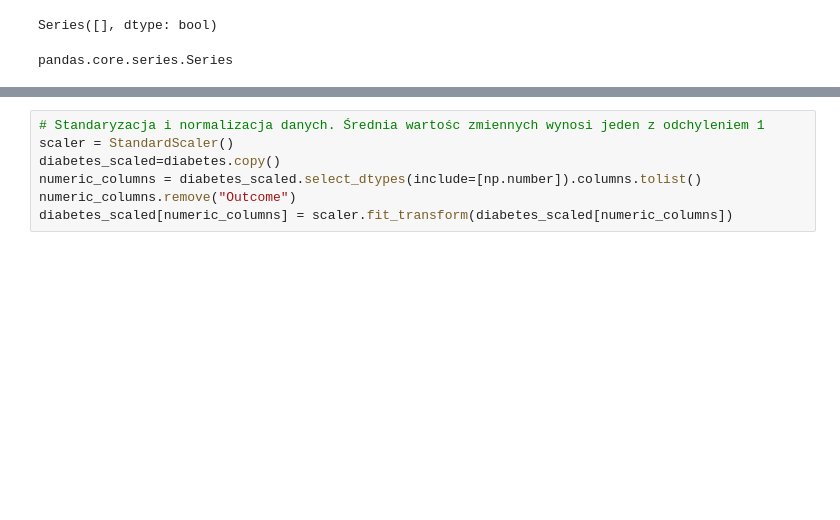
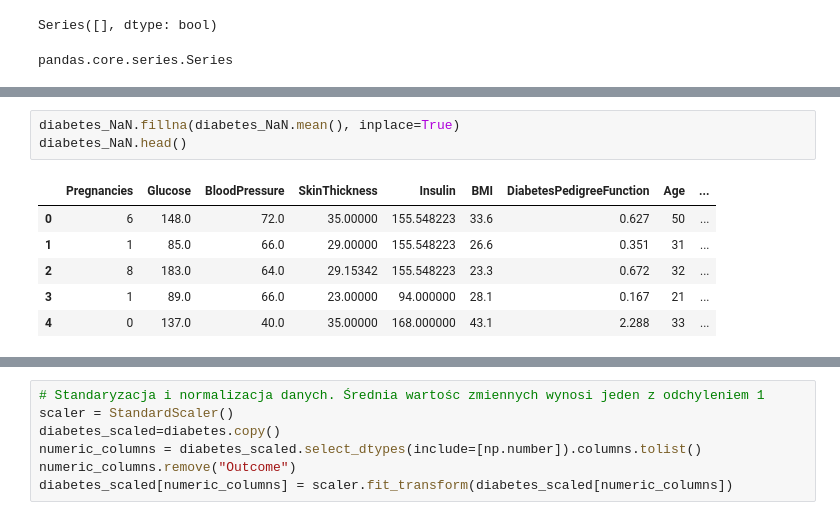
Before and after one commit to MichalWilk45/DataScienceCB, a Jupyter notebook: Pima_Indians_Diabetes_Analysis.ipynb, the cells around one changed output, grey strips where cells are left out. Drawn from its saved outputs; the diff is of its cells as text; blank space fills up the shorter version.

```diff
--- a/Pima_Indians_Diabetes_Analysis.ipynb
+++ b/Pima_Indians_Diabetes_Analysis.ipynb
@@ -105,0 +120,10 @@ KFold(n_splits=5, random_state=42, shuffle=True)
+# %%
+diabetes_NaN.fillna(diabetes_NaN.mean(), inplace=True)
+diabetes_NaN.head()
+# %% [output]
+|  | Pregnancies | Glucose | BloodPressure | SkinThickness | Insulin | BMI | DiabetesPedigreeFunction | Age | ... |
+| 0 | 6 | 148.0 | 72.0 | 35.00000 | 155.548223 | 33.6 | 0.627 | 50 | ... |
+| 1 | 1 | 85.0 | 66.0 | 29.00000 | 155.548223 | 26.6 | 0.351 | 31 | ... |
+| 2 | 8 | 183.0 | 64.0 | 29.15342 | 155.548223 | 23.3 | 0.672 | 32 | ... |
+| 3 | 1 | 89.0 | 66.0 | 23.00000 | 94.000000 | 28.1 | 0.167 | 21 | ... |
+| 4 | 0 | 137.0 | 40.0 | 35.00000 | 168.000000 | 43.1 | 2.288 | 33 | ... |
```
Also changed, not shown: parts of 16 cells of this notebook.
